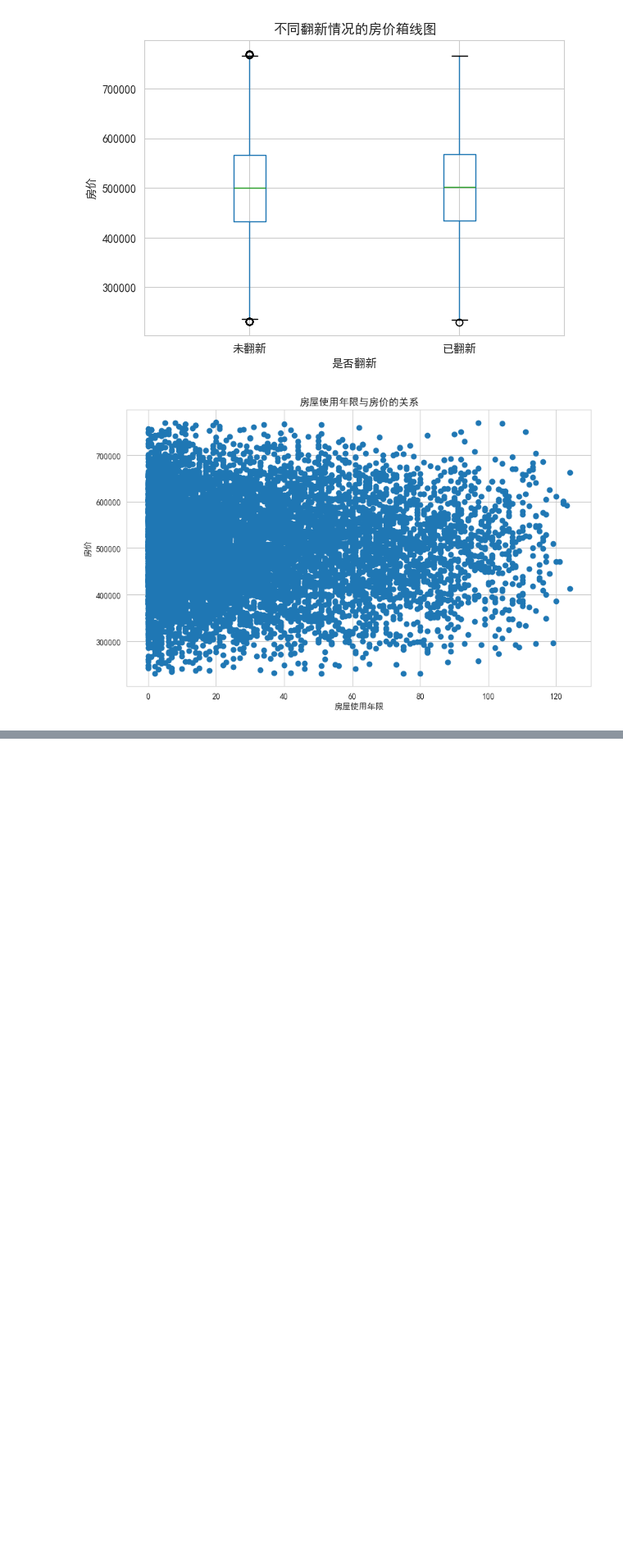
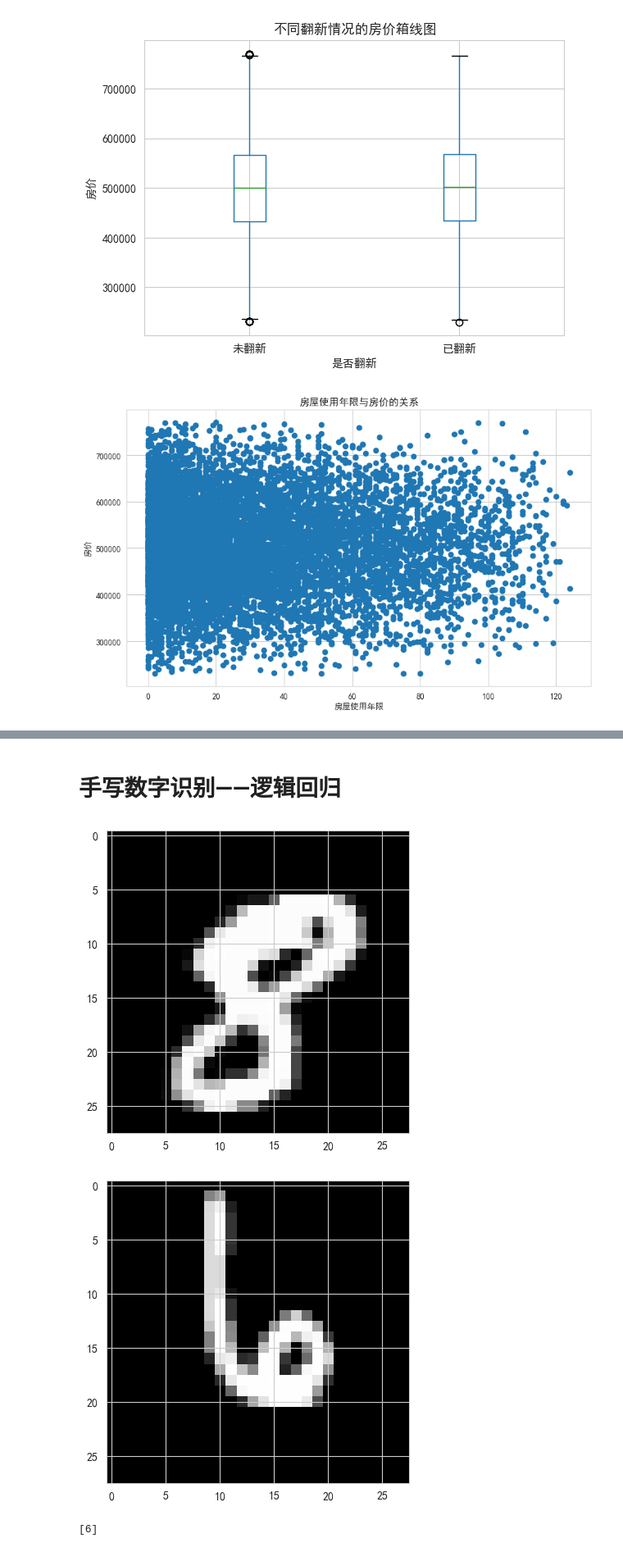
Before and after one commit to dabingbigice/math_code, a Jupyter notebook: lab/案例.ipynb, the cells around one changed output, grey strips where cells are left out. Shown at 82% size. Drawn from its saved outputs; the diff is of its cells as text; code cells hidden in the pictures; blank space fills up the shorter version.

```diff
--- a/lab/案例.ipynb
+++ b/lab/案例.ipynb
@@ -293,0 +416,38 @@ plt.show()
+# %% [markdown]
+# 手写数字识别——逻辑回归
+# %%
+import pandas as pd
+import matplotlib.pyplot as plt
+from sklearn.model_selection import train_test_split
+from sklearn.preprocessing import MinMaxScaler
+from sklearn.linear_model import LogisticRegression
+
+# 加载数据集
+digit = pd.read_csv("data/train.csv")
+plt.imshow(digit.iloc[10, 1:].values.reshape(28, 28), cmap="gray")
+plt.show()
+# 划分训练集和测试集
+X = digit.drop("label", axis=1)  # 特征
+y = digit["label"]  # 标签
+x_train, x_test, y_train, y_test = train_test_split(X, y, test_size=0.3, random_state=100)
+
+# 归一化
+preprocessor = MinMaxScaler()
+x_train = preprocessor.fit_transform(x_train)
+x_test = preprocessor.transform(x_test)
+
+# 模型训练
+model = LogisticRegression(max_iter=500)
+model.fit(x_train, y_train)
+
+# 模型评估
+model.score(x_test, y_test)
+
+# 预测
+plt.imshow(digit.iloc[123, 1:].values.reshape(28, 28), cmap="gray")
+plt.show()
+print(model.predict(digit.iloc[123, 1:].values.reshape(1, -1)))
+# %% [output]
+[figure, added]
+[figure, added]
+[6]
```
Also changed, not shown: parts of 8 cells of this notebook, 3 other files.
